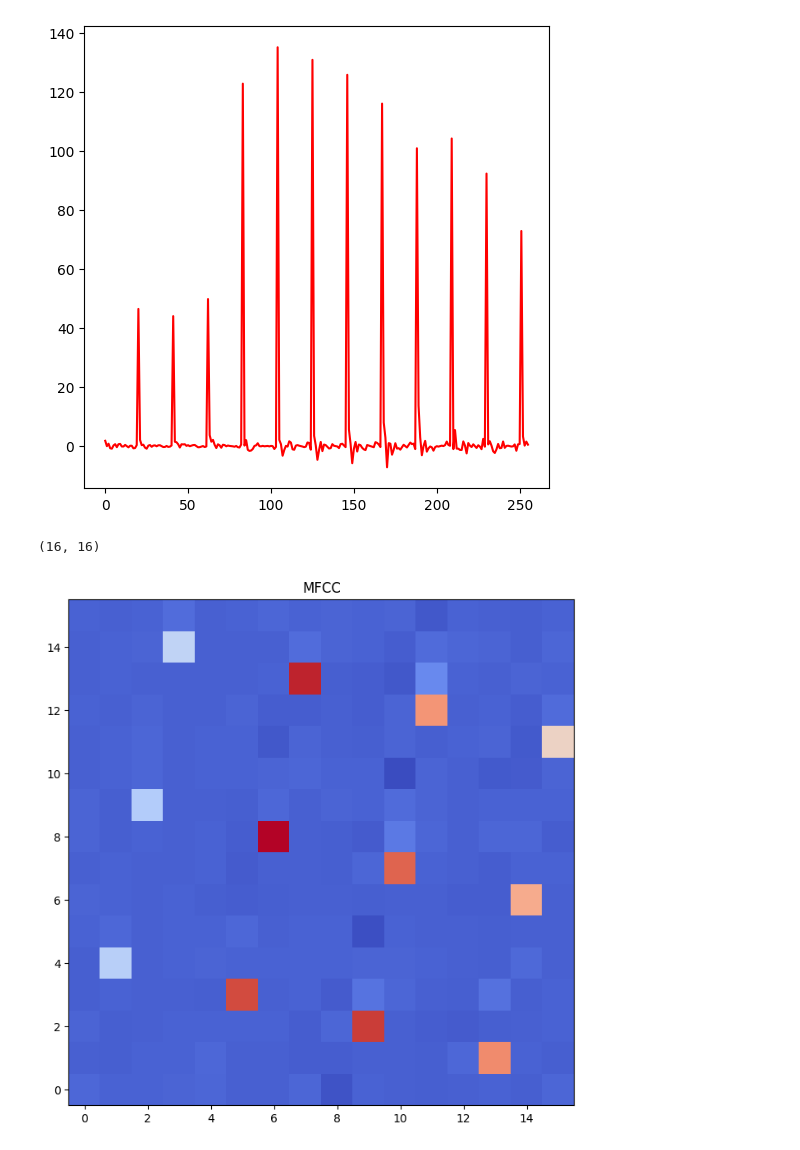
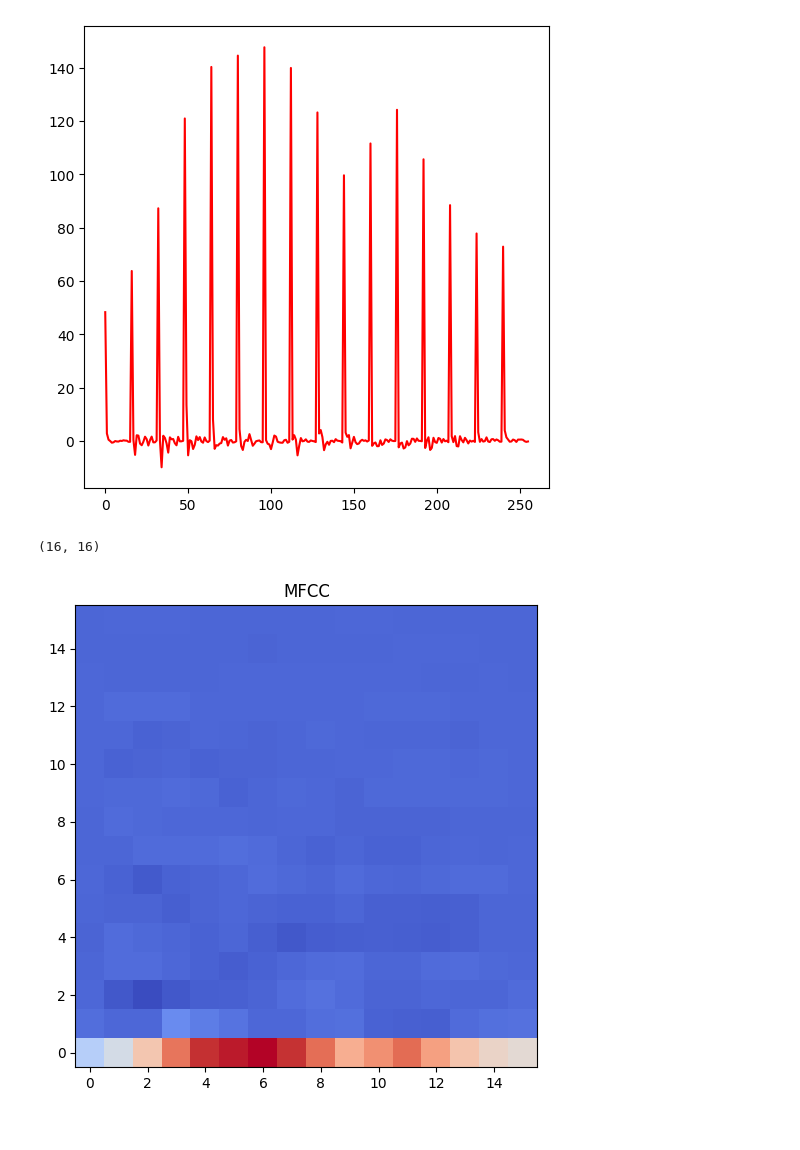
Before and after one commit to SonDePoisson/Embedded-Sound-Recognition, a Jupyter notebook: python_mfcc_gen_from_clement/fft_mfcc_test_serial_esp32_1s-Copy1.ipynb, the cells around one changed output. Saved outputs shown, nothing was run; the diff lists cells and outputs as text; code cells hidden in the pictures.

```diff
--- a/python_mfcc_gen_from_clement/fft_mfcc_test_serial_esp32_1s-Copy1.ipynb
+++ b/python_mfcc_gen_from_clement/fft_mfcc_test_serial_esp32_1s-Copy1.ipynb
@@ -9,3 +9,16 @@ import python_speech_features
 import serial
 from matplotlib import cm
 import subprocess
+# %%
+# Dataset path and view possible targets
+# filename  = '../data_speech_commands_v0.02/four/0a2b400e_nohash_0.wav'  #Four
+filename  = '../data_speech_commands_v0.02/right/0a2b400e_nohash_3.wav' #Right
+# filename  = '../data_speech_commands_v0.02/stop/0a196374_nohash_0.wav'  #Stop
+
+signal, fs = librosa.load(filename, sr=8000)
+signal=signal*(2**15)
+function=signal.astype(np.int16)
+np.savetxt('time_series_1s.dat', function, fmt='%d', delimiter='\n')
+
+
+plt.plot(signal)
@@ -14,7 +30,7 @@ subprocess.run("cd ../ ; pio run -t upload", shell=True)
 
 ser = serial.Serial()
 ser.baudrate = 115200
-ser.port = '/dev/cu.usbserial-14110'
+ser.port = '/dev/cu.usbserial-14210'
 ser.open()
 
 for i in range(20):            # 256 = 16*16
@@ -63,10 +62,0 @@ plt.plot(signal)
-# %%
-# gerar uma forma de onda que é um seno a 440Hz, de um segundo, amostrado a 8KHz
-
-time=np.linspace(0,1,8000)
-function=2**15*np.sin(2*np.pi*440*time)
-function=function.astype(np.int16)
-np.savetxt('time_series_1s.dat', function, fmt='%d', delimiter='\n')
-
-
-plt.plot(np.array(function[1:20]))
@@ -81,7 +68,7 @@ a= a.astype(np.int16)
 
 ser = serial.Serial()
 ser.baudrate = 115200
-ser.port = '/dev/cu.usbserial-14110'
+ser.port = '/dev/cu.usbserial-14210'
 ser.open()
 
 for i in range(len(a)):
@@ -137,23 +123,23 @@ plt.figure(figsize=(6,6))
 plt.plot(mfcc,'r')
 plt.show()
 # %% [output]
-[figure, old version]
+[figure, new version]
 # %%
 mfcc_from_time_series = mfcc.reshape(16,16)
 
 print(mfcc_from_time_series.shape)
 
 #plt.figure(figsize=(12,12))
 
-fig, ax = plt.subplots(figsize=(8,8))
+fig, ax = plt.subplots(figsize=(6,6))
 mfcc_from_time_series= np.swapaxes(mfcc_from_time_series, 0 ,1)
 cax = ax.imshow(mfcc_from_time_series, interpolation='nearest', cmap=cm.coolwarm, origin='lower')
 ax.set_title('MFCC')
 
 plt.show()
 # %% [output]
 (16, 16)
-[figure, old version]
+[figure, new version]
 # %%
 #Change -DFFTXXXX to the desired FFT size
 subprocess.run('g++ -Dcomputer compute_mfcc.cpp -o compute_mfcc' , shell=True)
```
Also changed, not shown: parts of 7 cells of this notebook, 12 other files.
